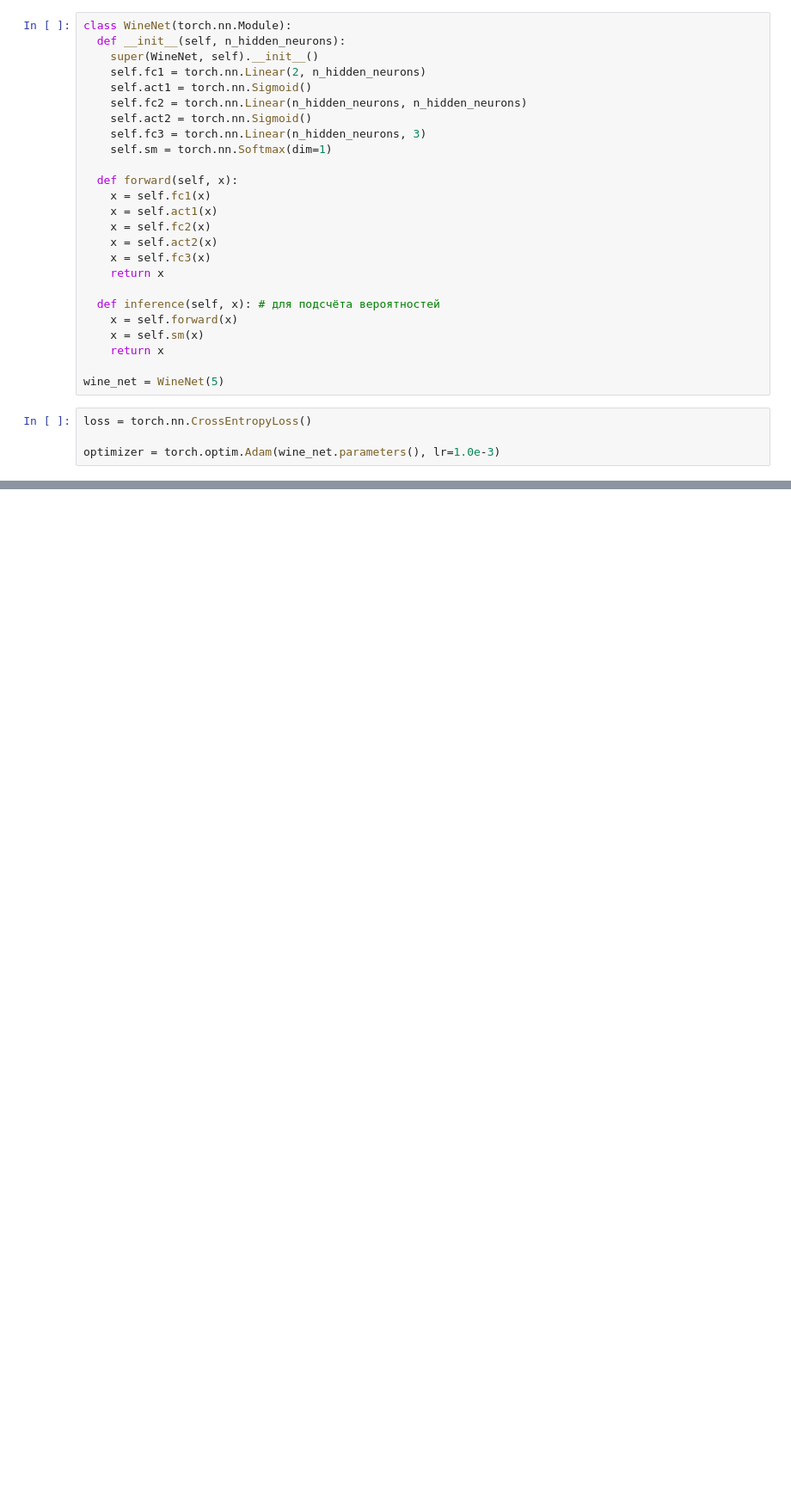
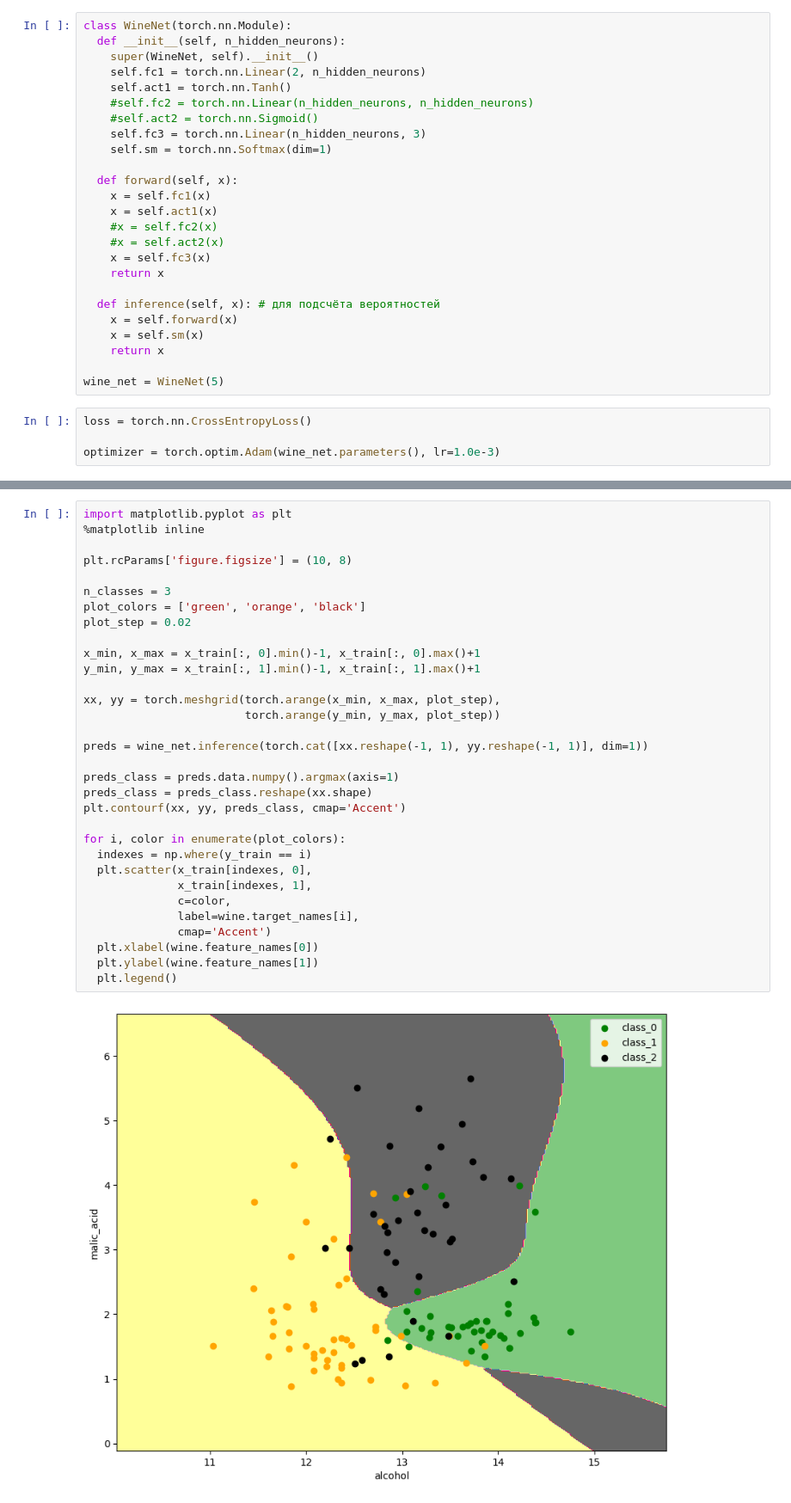
Before and after one commit to ZborAl10/Neural-Networks, a Jupyter notebook: WineNet.ipynb, the cells around one changed output, grey strips where cells are left out. Shown at 86% size. Saved outputs shown, nothing was run; the diff lists cells and outputs as text; blank space fills up the shorter version.

```diff
--- a/WineNet.ipynb
+++ b/WineNet.ipynb
@@ -35,17 +35,17 @@ class WineNet(torch.nn.Module):
   def __init__(self, n_hidden_neurons):
     super(WineNet, self).__init__()
     self.fc1 = torch.nn.Linear(2, n_hidden_neurons)
-    self.act1 = torch.nn.Sigmoid()
-    self.fc2 = torch.nn.Linear(n_hidden_neurons, n_hidden_neurons)
-    self.act2 = torch.nn.Sigmoid()
+    self.act1 = torch.nn.Tanh()
+    #self.fc2 = torch.nn.Linear(n_hidden_neurons, n_hidden_neurons)
+    #self.act2 = torch.nn.Sigmoid()
     self.fc3 = torch.nn.Linear(n_hidden_neurons, 3)
     self.sm = torch.nn.Softmax(dim=1)
 
   def forward(self, x):
     x = self.fc1(x)
     x = self.act1(x)
-    x = self.fc2(x)
-    x = self.act2(x)
+    #x = self.fc2(x)
+    #x = self.act2(x)
     x = self.fc3(x)
     return x
 
@@ -61,0 +115,34 @@ optimizer = torch.optim.Adam(wine_net.parameters(), lr=1.0e-3)
+# %%
+import matplotlib.pyplot as plt
+%matplotlib inline
+
+plt.rcParams['figure.figsize'] = (10, 8)
+
+n_classes = 3
+plot_colors = ['green', 'orange', 'black']
+plot_step = 0.02
+
+x_min, x_max = x_train[:, 0].min()-1, x_train[:, 0].max()+1
+y_min, y_max = x_train[:, 1].min()-1, x_train[:, 1].max()+1
+
+xx, yy = torch.meshgrid(torch.arange(x_min, x_max, plot_step),
+                        torch.arange(y_min, y_max, plot_step))
+
+preds = wine_net.inference(torch.cat([xx.reshape(-1, 1), yy.reshape(-1, 1)], dim=1))
+
+preds_class = preds.data.numpy().argmax(axis=1)
+preds_class = preds_class.reshape(xx.shape)
+plt.contourf(xx, yy, preds_class, cmap='Accent')
+
+for i, color in enumerate(plot_colors):
+  indexes = np.where(y_train == i)
+  plt.scatter(x_train[indexes, 0],
+              x_train[indexes, 1],
+              c=color,
+              label=wine.target_names[i],
+              cmap='Accent')
+  plt.xlabel(wine.feature_names[0])
+  plt.ylabel(wine.feature_names[1])
+  plt.legend()
+# %% [output]
+[figure, added]
```
Also changed, not shown: parts of 3 cells of this notebook.
